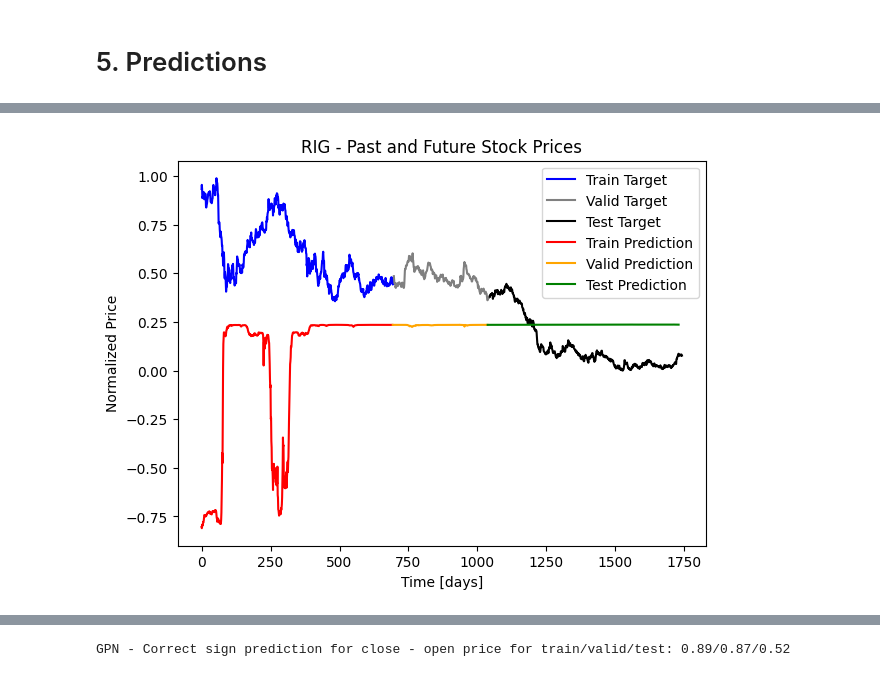
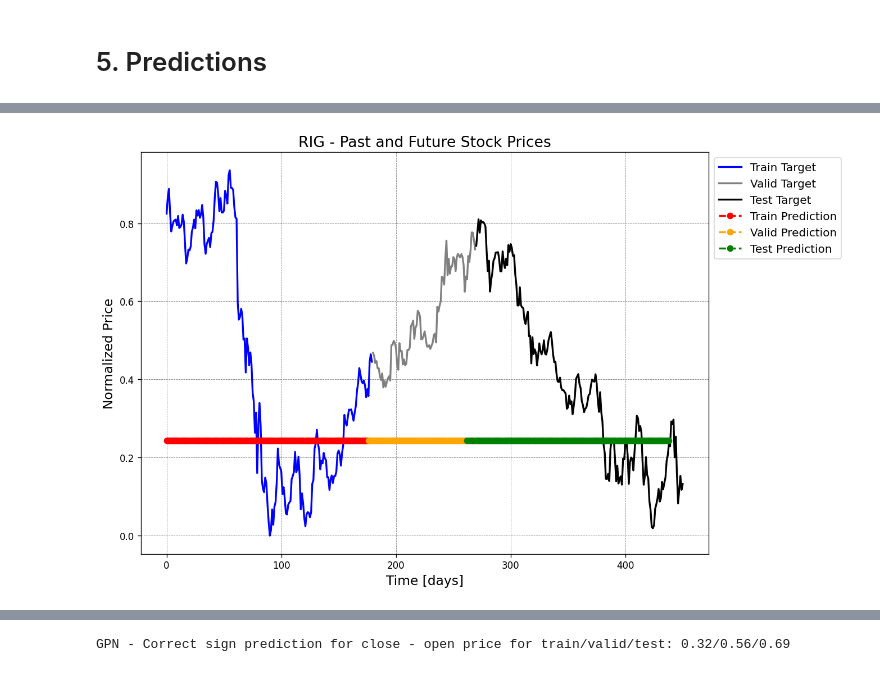
Before and after one commit to Derun-Chai/Assignment3, a Jupyter notebook: Assignment3.ipynb, the cells around one changed output, grey strips where cells are left out. Drawn from its saved outputs; the diff is of its cells as text; code cells hidden in the pictures.

```diff
--- a/Assignment3.ipynb
+++ b/Assignment3.ipynb
@@ -503,12 +524,12 @@ for stock in stocks:
     check_stationarity(stock_data_log_diff, f'Log Differenced {stock}')
 
     # Fit ARIMA Model (example with ARIMA(1,1,0))
-    model = ARIMA(stock_data, order=(1, 1, 0))
-    model_fit = model.fit()
-    print(model_fit.summary())
+    model_ARIMA = ARIMA(stock_data, order=(1, 1, 0))
+    model_ARIMA_fit = model_ARIMA.fit()
+    print(model_ARIMA_fit.summary())
 
     # Forecasting (example)
-    forecast = model_fit.forecast(steps=5)
+    forecast = model_ARIMA_fit.forecast(steps=5)
     print(f"\nForecast for {stock}: {forecast}\n")
 # %% [output]
 Analyzing Stock: RIG
@@ -1096,6 +1117,6 @@ y_train.shape
 # %%
 stocks = ['RIG', 'KMB', 'SWK', 'CTXS', 'GPN']
-seq_len = 20  # Assuming this is your sequence length
+seq_len = 20 # Assuming this is your sequence length
 window_size = 5  # Assuming this is your window size for moving averages
 
 for stock in stocks:
@@ -1124,36 +1145,40 @@ for stock in stocks:
     # Assuming you have a model for each stock and it's already trained
     # For example: model = your_model_for_stock(stock)
     # Here, replace with your model prediction logic
-    y_train_final_pred = model.predict(x_train_adjusted)
-    y_valid_final_pred = model.predict(x_valid_adjusted)
-    y_test_final_pred = model.predict(x_test_adjusted)
+    y_train_final_pred = model_RNNs.predict(x_train_adjusted)
+    y_valid_final_pred = model_RNNs.predict(x_valid_adjusted)
+    y_test_final_pred = model_RNNs.predict(x_test_adjusted)
 
     # Plotting predictions and actual values
-    plt.figure(figsize=(15, 5))
-    plt.subplot(1, 2, 1)
+    ft = 0
+    # Improved plotting code
+    plt.figure(figsize=(15, 7), dpi=120)  # Adjusting size and resolution
+    plt.plot(y_train[:, ft], color='blue', label='Train Target', linewidth=2, linestyle='-')
+    plt.plot(np.arange(len(y_train), len(y_train) + len(y_valid)), y_valid[:, ft], color='gray', label='Valid Target', linewidth=2, linestyle='-')
+    plt.plot(np.arange(len(y_train) + len(y_valid), len(y_train) + len(y_valid) + len(y_test)), y_test[:, ft], color='black', label='Test Target', linewidth=2, linestyle='-')
+    plt.plot(y_train_final_pred[:, ft], color='red', linestyle='--', label='Train Prediction', linewidth=2, marker='o')
+    plt.plot(np.arange(len(y_train_final_pred), len(y_train_final_pred) + len(y_valid_final_pred)), y_valid_final_pred[:, ft], color='orange', linestyle='--', label='Valid Prediction', linewidth=2, marker='o')
+    plt.plot(np.arange(len(y_train_final_pred) + len(y_valid_final_pred), len(y_train_final_pred) + len(y_valid_final_pred) + len(y_test_final_pred)), y_test_final_pred[:, ft], color='green', linestyle='--', label='Test Prediction', linewidth=2, marker='o')
 
-    ft = 1  # Assuming '1' is for 'close' prices
-    plt.plot(np.arange(y_train.shape[0]), y_train[:, ft], color='blue', label='Train Target')
-    plt.plot(np.arange(y_train.shape[0], y_train.shape[0]+y_valid.shape[0]), y_valid[:, ft], color='gray', label='Valid Target')
-    plt.plot(np.arange(y_train.shape[0]+y_valid.shape[0], y_train.shape[0]+y_valid.shape[0]+y_test.shape[0]), y_test[:, ft], color='black', label='Test Target')
-    plt.plot(np.arange(y_train_final_pred.shape[0]), y_train_final_pred[:, ft], color='red', label='Train Prediction')
-    plt.plot(np.arange(y_train_final_pred.shape[0], y_train_final_pred.shape[0]+y_valid_final_pred.shape[0]), y_valid_final_pred[:, ft], color='orange', label='Valid Prediction')
-    plt.plot(np.arange(y_train_final_pred.shape[0]+y_valid_final_pred.shape[0], y_train_final_pred.shape[0]+y_valid_final_pred.shape[0]+y_test_final_pred.shape[0]), y_test_final_pred[:, ft], color='green', label='Test Prediction')
+    plt.title(f'{stock} - Past and Future Stock Prices', fontsize=16)
+    plt.xlabel('Time [days]', fontsize=14)
+    plt.ylabel('Normalized Price', fontsize=14)
+    plt.legend(loc='upper left', bbox_to_anchor=(1, 1), fontsize=12)  # Adjusting legend position
+    plt.grid(True, linestyle='--', linewidth=0.5, color='grey')  # Adjusting gridline style
+    plt.tight_layout(rect=[0, 0, 0.75, 1])  # Adjusting layout
+    plt.show()
+    y_train_adjusted = y_train[-y_train_final_pred.shape[0]:]
 
-    plt.title(f'{stock} - Past and Future Stock Prices')
-    plt.xlabel('Time [days]')
-    plt.ylabel('Normalized Price')
-    plt.legend(loc='best')
-    plt.show()
-
-    # Calculating Directional Accuracy
-    y_train_adjusted = y_train[-y_train_final_pred.shape[0]:]
+    corr_price_development_train = np.sum(np.equal(np.sign(y_train_adjusted[:,1]-y_train_adjusted[:,0]),
+                                                np.sign(y_train_final_pred[:,1]-y_train_final_pred[:,0])).astype(int)) / y_train_adjusted.shape[0]
     y_valid_adjusted = y_valid[-y_valid_final_pred.shape[0]:]
     y_test_adjusted = y_test[-y_test_final_pred.shape[0]:]
 
-    corr_price_development_train = np.sum(np.equal(np.sign(y_train_adjusted[:, 1] - y_train_adjusted[:, 0]), np.sign(y_train_final_pred[:, 1] - y_train_final_pred[:, 0])).astype(int)) / y_train_adjusted.shape[0]
-    corr_price_development_valid = np.sum(np.equal(np.sign(y_valid_adjusted[:, 1] - y_valid_adjusted[:, 0]), np.sign(y_valid_final_pred[:, 1] - y_valid_final_pred[:, 0])).astype(int)) / y_valid_adjusted.shape[0]
-    corr_price_development_test = np.sum(np.equal(np.sign(y_test_adjusted[:, 1] - y_test_adjusted[:, 0]), np.sign(y_test_final_pred[:, 1] - y_test_final_pred[:, 0])).astype(int)) / y_test_adjusted.shape[0]
+    corr_price_development_valid = np.sum(np.equal(np.sign(y_valid_adjusted[:,1]-y_valid_adjusted[:,0]),
+                                                  np.sign(y_valid_final_pred[:,1]-y_valid_final_pred[:,0])).astype(int)) / y_valid_adjusted.shape[0]
+
+    corr_price_development_test = np.sum(np.equal(np.sign(y_test_adjusted[:,1]-y_test_adjusted[:,0]),
+                                                  np.sign(y_test_final_pred[:,1]-y_test_final_pred[:,0])).astype(int)) / y_test_adjusted.shape[0]
 
     print(f'{stock} - Correct sign prediction for close - open price for train/valid/test: {corr_price_development_train:.2f}/{corr_price_development_valid:.2f}/{corr_price_development_test:.2f}')
 # %% [output]
@@ -1163 +1188 @@ for stock in stocks:
-[figure, old version]
+[figure, new version]
@@ -1184 +1209 @@ CTXS - Correct sign prediction for close - open price for train/valid/test: 0.59
-GPN - Correct sign prediction for close - open price for train/valid/test: 0.89/0.87/0.52
+GPN - Correct sign prediction for close - open price for train/valid/test: 0.32/0.56/0.69
```
Also changed, not shown: parts of 15 cells of this notebook.
